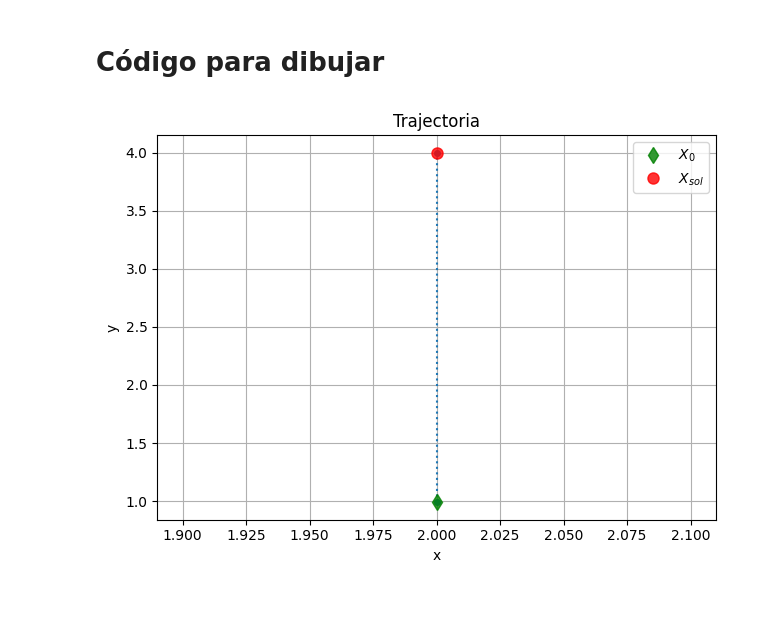
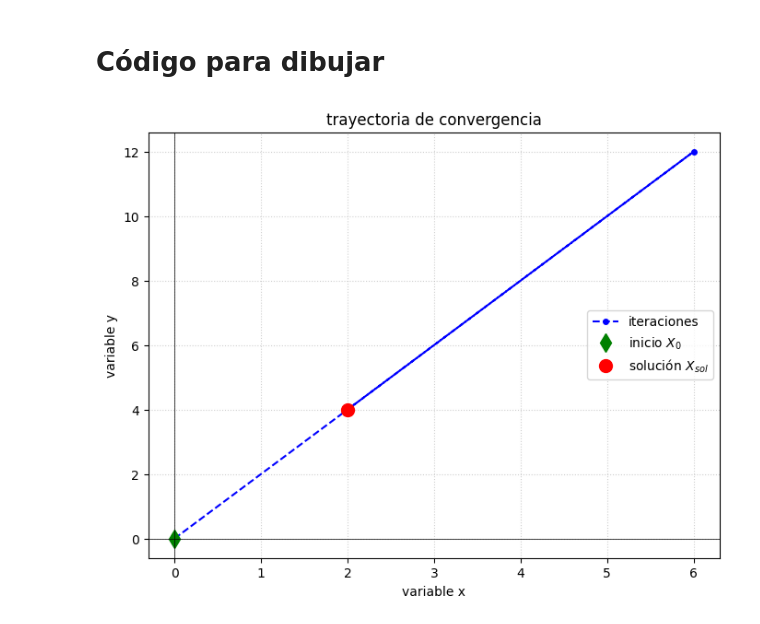
Before and after one commit to Aizel-shadow/ExFinal_MN, a Jupyter notebook: p8_gauss_iterative.ipynb, the cells around one changed output. Drawn from its saved outputs; the diff is of its cells as text; code cells hidden in the pictures.

```diff
--- a/p8_gauss_iterative.ipynb
+++ b/p8_gauss_iterative.ipynb
@@ -36,27 +36,31 @@ print(f" x={sol2[0]}, y={sol2[1]}, m={m2}")
  x=2.0, y=4.0, m=2.0
 # %% [markdown]
 # Código para dibujar
-# %%
-# Extraer valores de la trayectoria
-# -- Datos de ejemplo --
-x_values = [2, 2]
-y_values = [0.99, 4]
-
-import matplotlib.pyplot as plt
-
-iterations = range(len(x_values))
-
-# Dibujar trajectoria en el espacio 2D
-plt.plot(x_values, y_values, "o:", markersize=4)
-plt.plot(x_values[0], y_values[0], "gd", markersize=8, label="$X_0$", alpha=0.8)
-plt.plot(x_values[-1], y_values[-1], "ro", markersize=8, label="$X_{sol}$", alpha=0.8)
-plt.xlabel("x")
-plt.ylabel("y")
-plt.title("Trajectoria")
-plt.legend()
-plt.grid(True)
-
-plt.tight_layout()
-plt.show()
-# %% [output]
-[figure, removed]
+# %%
+import matplotlib.pyplot as plt
+
+# Extraer valores de la trayectoria
+# -- Datos de ejemplo --
+x_values = [0, 6, 2, 2]
+y_values = [0, 12, 4, 4]
+
+plt.figure(figsize=(8, 6))
+
+
+plt.plot(x_values, y_values, "o--", color="blue", markersize=4, label="iteraciones")
+
+
+plt.plot(x_values[0], y_values[0], "gd", markersize=10, label="inicio $X_0$")
+plt.plot(x_values[-1], y_values[-1], "ro", markersize=10, label="solución $X_{sol}$")
+
+plt.xlabel("variable x")
+plt.ylabel("variable y")
+plt.title("trayectoria de convergencia")
+plt.axhline(0, color='black',linewidth=0.5)
+plt.axvline(0, color='black',linewidth=0.5)
+plt.grid(True, linestyle=':', alpha=0.6)
+plt.legend()
+
+plt.show()
+# %% [output]
+[figure, added]
```
Also changed, not shown: 1 other file.
